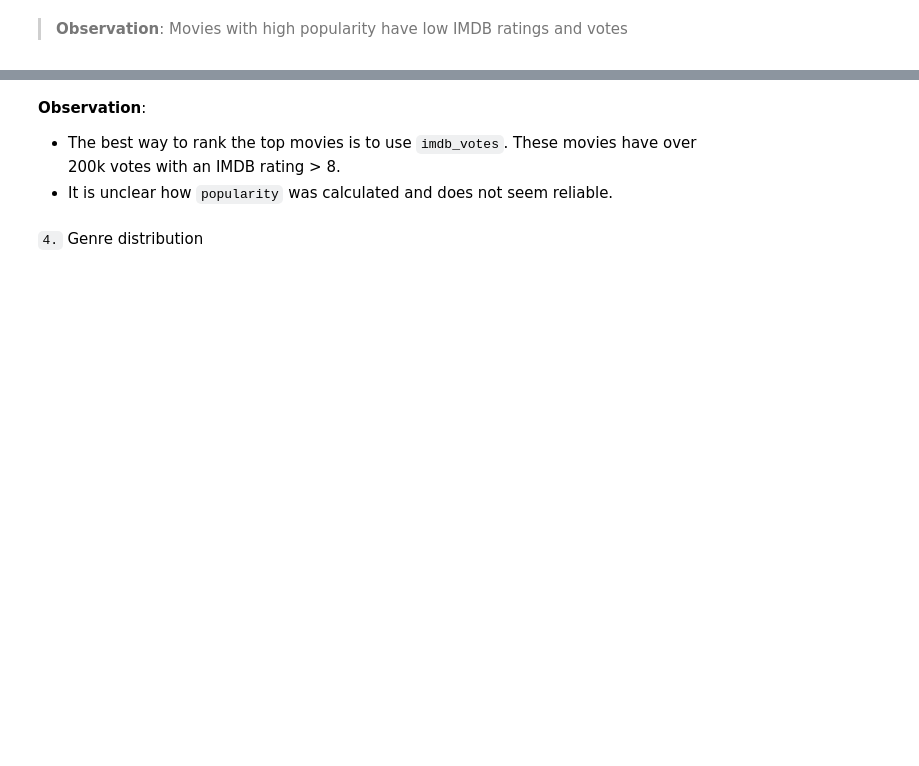
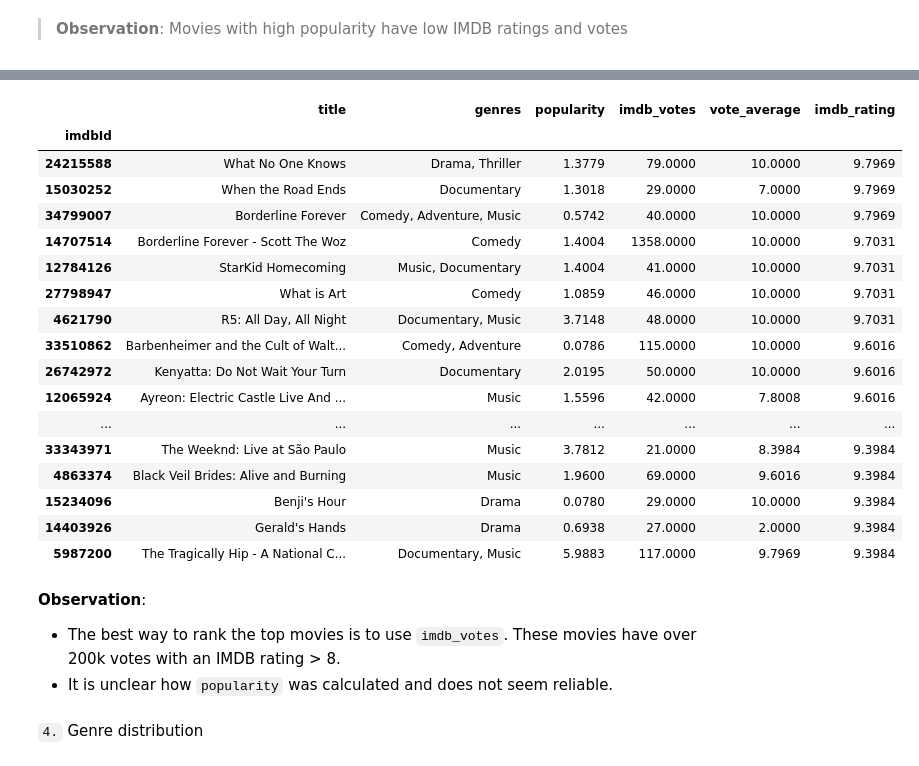
Before and after one commit to JuanitaSmith/capstone_movie_recommendation, a Jupyter notebook: notebooks/2_recommendation_preparation.ipynb, the cells around one changed output, grey strips where cells are left out. Cells and saved outputs as stored; diff of their text form; code cells hidden in the pictures; blank space fills up the shorter version.

```diff
--- a/notebooks/2_recommendation_preparation.ipynb
+++ b/notebooks/2_recommendation_preparation.ipynb
@@ -287,3 +272,27 @@ temp
+# %%
+# Display the top-ranked movies based in IMDB rating
+temp = df_movies.sort_values('imdb_rating', ascending=False)[:20][
+    cols_of_interest]
+temp
+# %% [output]
+|  | title | genres | popularity | imdb_votes | vote_average | imdb_rating |
+| imdbId |  |  |  |  |  |  |
+| 24215588 | What No One Knows | Drama, Thriller | 1.3779 | 79.0000 | 10.0000 | 9.7969 |
+| 15030252 | When the Road Ends | Documentary | 1.3018 | 29.0000 | 7.0000 | 9.7969 |
+| 34799007 | Borderline Forever | Comedy, Adventure, Music | 0.5742 | 40.0000 | 10.0000 | 9.7969 |
+| 14707514 | Borderline Forever - Scott The Woz | Comedy | 1.4004 | 1358.0000 | 10.0000 | 9.7031 |
+| 12784126 | StarKid Homecoming | Music, Documentary | 1.4004 | 41.0000 | 10.0000 | 9.7031 |
+| 27798947 | What is Art | Comedy | 1.0859 | 46.0000 | 10.0000 | 9.7031 |
+| 4621790 | R5: All Day, All Night | Documentary, Music | 3.7148 | 48.0000 | 10.0000 | 9.7031 |
+| 33510862 | Barbenheimer and the Cult of Walt... | Comedy, Adventure | 0.0786 | 115.0000 | 10.0000 | 9.6016 |
+| 26742972 | Kenyatta: Do Not Wait Your Turn | Documentary | 2.0195 | 50.0000 | 10.0000 | 9.6016 |
+| 12065924 | Ayreon: Electric Castle Live And ... | Music | 1.5596 | 42.0000 | 7.8008 | 9.6016 |
+| ... | ... | ... | ... | ... | ... | ... |
+| 33343971 | The Weeknd: Live at São Paulo | Music | 3.7812 | 21.0000 | 8.3984 | 9.3984 |
+| 4863374 | Black Veil Brides: Alive and Burning | Music | 1.9600 | 69.0000 | 9.6016 | 9.3984 |
+| 15234096 | Benji's Hour | Drama | 0.0780 | 29.0000 | 10.0000 | 9.3984 |
+| 14403926 | Gerald's Hands | Drama | 0.6938 | 27.0000 | 2.0000 | 9.3984 |
+| 5987200 | The Tragically Hip - A National C... | Documentary, Music | 5.9883 | 117.0000 | 9.7969 | 9.3984 |
 # %% [markdown]
 **Observation**:
 - The best way to rank the top movies is to use `imdb_votes`. These movies have over 200k votes with an IMDB rating > 8.
```
Also changed, not shown: parts of 62 cells of this notebook, 18 other files.
